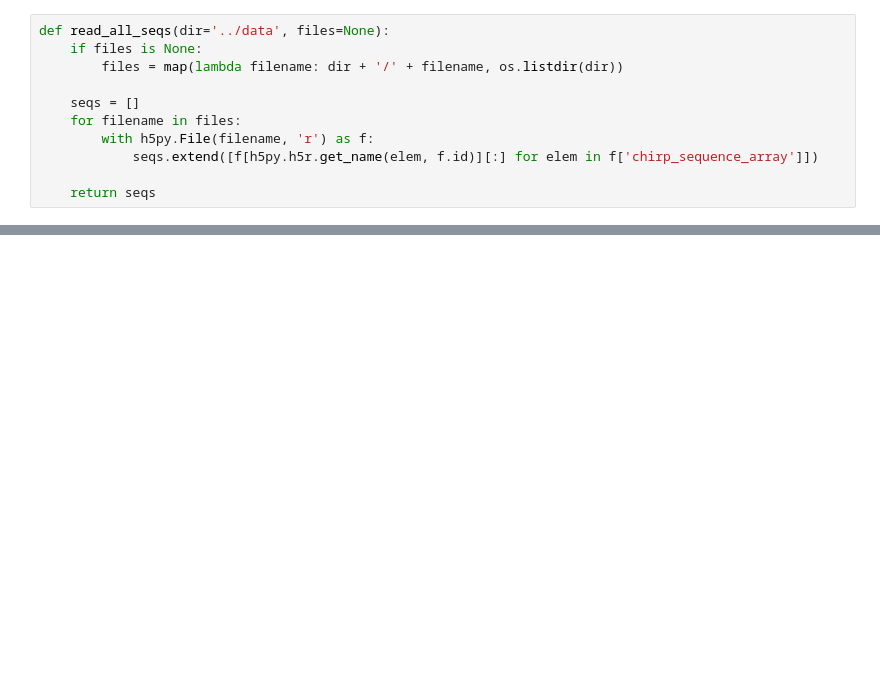
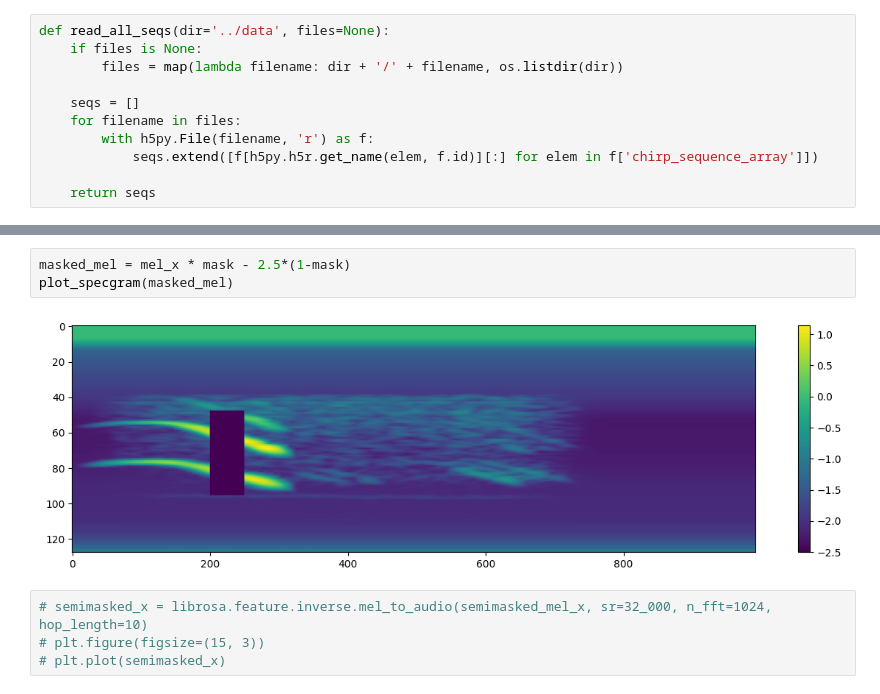
Before and after one commit to NSagan271/MaskSpec_forked, a Jupyter notebook: TestImputation.ipynb, the cells around one changed output, grey strips where cells are left out. Saved outputs shown, nothing was run; the diff lists cells and outputs as text; blank space fills up the shorter version.

```diff
--- a/TestImputation.ipynb
+++ b/TestImputation.ipynb
@@ -112,0 +175,9 @@ x_prime = model.unpatchify(pred[:, :, :, np.newaxis])
+# %%
+masked_mel = mel_x * mask - 2.5*(1-mask)
+plot_specgram(masked_mel)
+# %% [output]
+[figure, added]
+# %%
+# semimasked_x = librosa.feature.inverse.mel_to_audio(semimasked_mel_x, sr=32_000, n_fft=1024, hop_length=10)
+# plt.figure(figsize=(15, 3))
+# plt.plot(semimasked_x)
```
Also changed, not shown: parts of 21 cells of this notebook, 6 other files.
